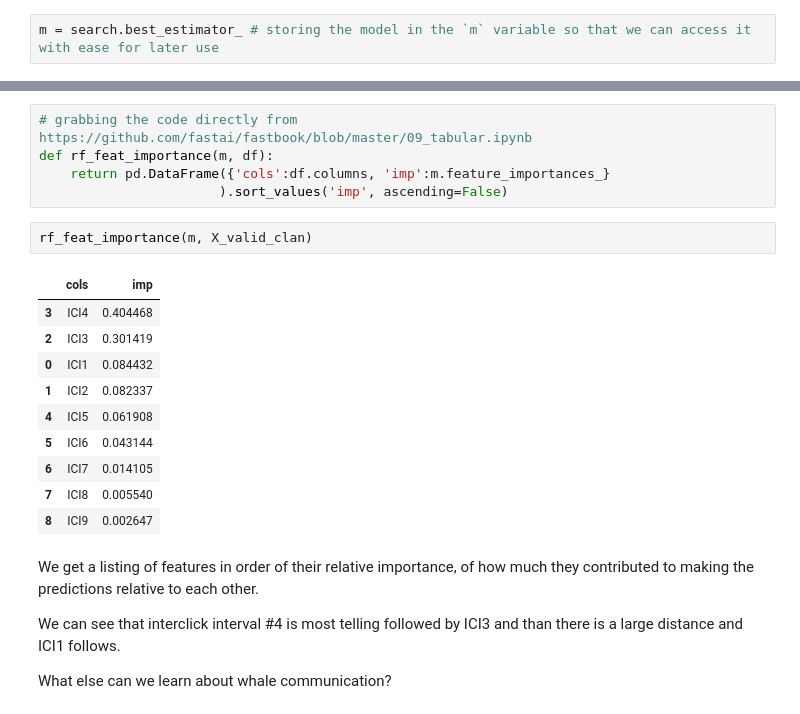
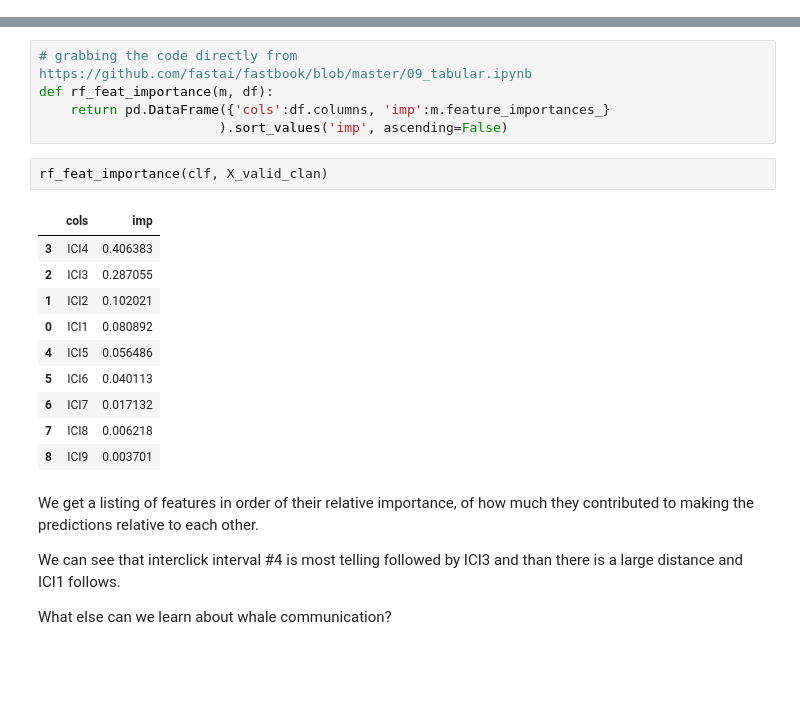
Before and after one commit to earthspecies/sperm-whale-clan-and-coda-detection, a Jupyter notebook: 06_Clan_and_coda_type_detection_with_Random_Forest.ipynb, the cells around one changed output, grey strips where cells are left out. Drawn from its saved outputs; the diff is of its cells as text; blank space fills up the shorter version.

```diff
--- a/06_Clan_and_coda_type_detection_with_Random_Forest.ipynb
+++ b/06_Clan_and_coda_type_detection_with_Random_Forest.ipynb
@@ -91,7 +90,5 @@ This doesn't improve our results. Seems slightly stronger performance than our R
 
 Let's take a look at model interpretation.
-# %%
-m = search.best_estimator_ # storing the model in the `m` variable so that we can access it with ease for later use
 # %% [markdown]
 ## Model interpretation
 # %% [markdown]
@@ -106,18 +103,18 @@ def rf_feat_importance(m, df):
     return pd.DataFrame({'cols':df.columns, 'imp':m.feature_importances_}
                        ).sort_values('imp', ascending=False)
 # %%
-rf_feat_importance(m, X_valid_clan)
+rf_feat_importance(clf, X_valid_clan)
 # %% [output]
 |  | cols | imp |
-| 3 | ICI4 | 0.404468 |
-| 2 | ICI3 | 0.301419 |
-| 0 | ICI1 | 0.084432 |
-| 1 | ICI2 | 0.082337 |
-| 4 | ICI5 | 0.061908 |
-| 5 | ICI6 | 0.043144 |
-| 6 | ICI7 | 0.014105 |
-| 7 | ICI8 | 0.005540 |
-| 8 | ICI9 | 0.002647 |
+| 3 | ICI4 | 0.406383 |
+| 2 | ICI3 | 0.287055 |
+| 1 | ICI2 | 0.102021 |
+| 0 | ICI1 | 0.080892 |
+| 4 | ICI5 | 0.056486 |
+| 5 | ICI6 | 0.040113 |
+| 6 | ICI7 | 0.017132 |
+| 7 | ICI8 | 0.006218 |
+| 8 | ICI9 | 0.003701 |
 # %% [markdown]
 We get a listing of features in order of their relative importance, of how much they contributed to making the predictions relative to each other.
 
```
Also changed, not shown: parts of 11 cells of this notebook, 4 other files.
